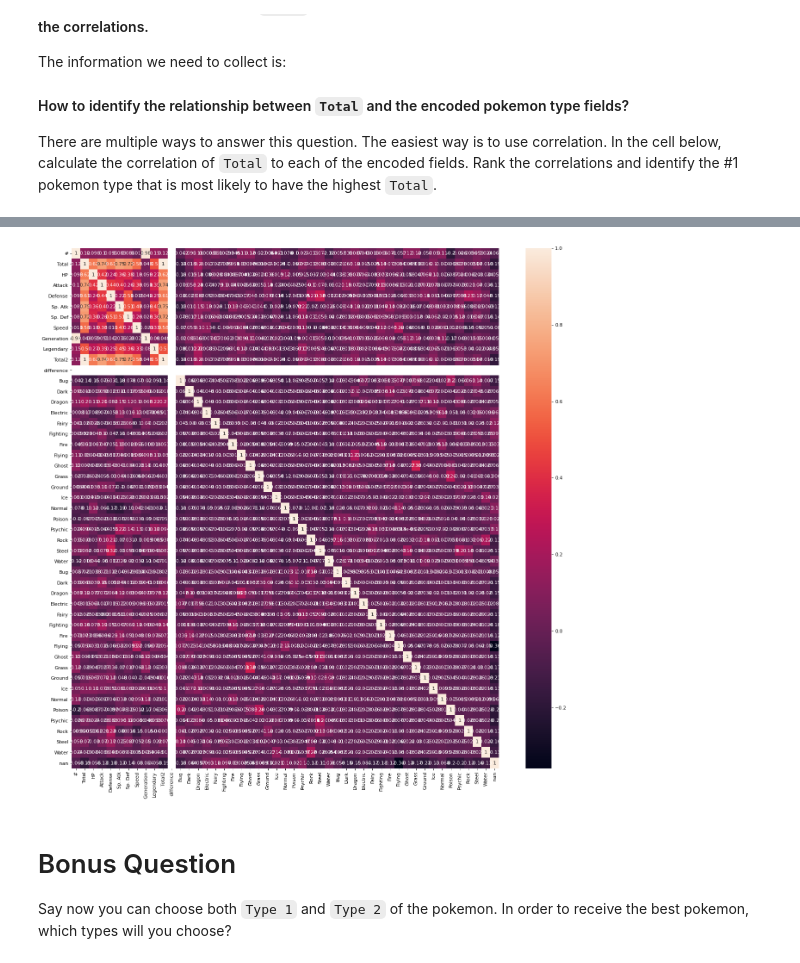
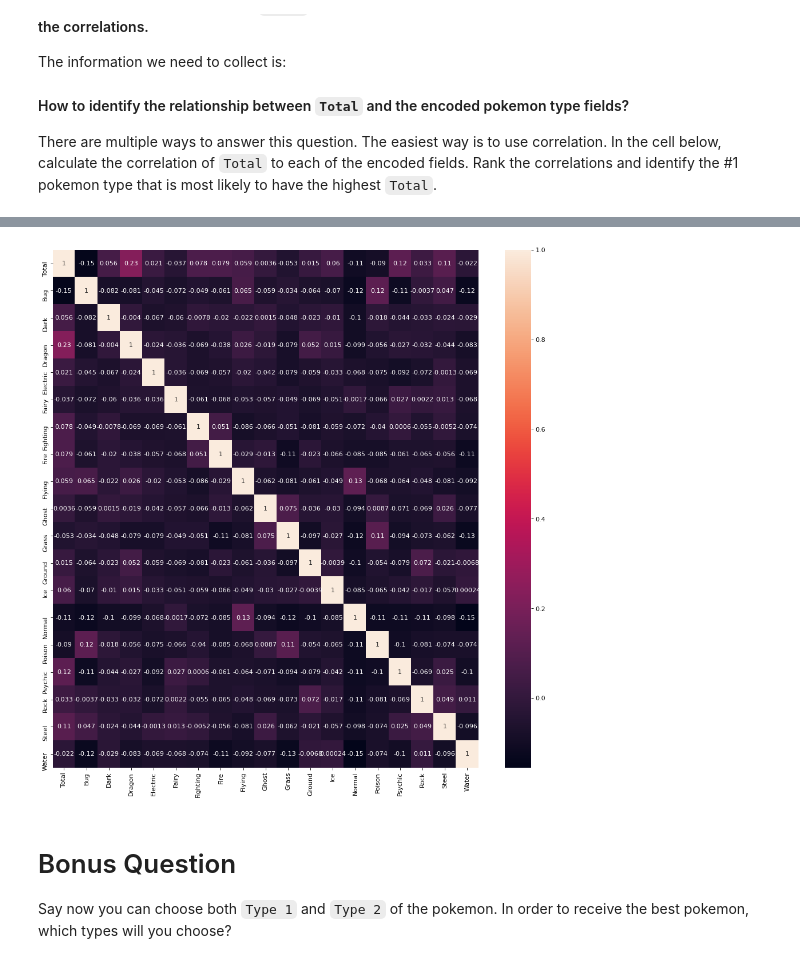
Before and after one commit to renevans/lab-dataframe-calculations, a Jupyter notebook: your-code/challenge-2.ipynb, the cells around one changed output, grey strips where cells are left out. Drawn from its saved outputs; the diff is of its cells as text; code cells hidden in the pictures.

```diff
--- a/your-code/challenge-2.ipynb
+++ b/your-code/challenge-2.ipynb
@@ -235,0 +210,3 @@ list(categoricals_df.columns)
+# %%
+new = categoricals_df.groupby(by=categoricals_df.columns, axis=1).sum()
+new
@@ -252,6 +241,6 @@ There are multiple ways to answer this question. The easiest way is to use corre
 # %%
 # 5. Processing Data: Concat DataFrames
-pokemon_all = pd.concat([pokemon,categoricals_df], axis = 1)
+pokemon_all = pd.concat([pokemon,new], axis = 1)
 pokemon_all.head()
 # %% [output]
 |  | # | Name | Type 1 | Type 2 | Total | HP | Attack | Defense | Sp. Atk | Sp. Def | ... | ... |
@@ -268,0 +284,20 @@ from matplotlib.pyplot import figure
+# %%
+pokemon_for_heatmap = pokemon_all[['Total','Bug','Dark',
+ 'Dragon',
+ 'Electric',
+ 'Fairy',
+ 'Fighting',
+ 'Fire',
+ 'Flying',
+ 'Ghost',
+ 'Grass',
+ 'Ground',
+ 'Ice',
+ 'Normal',
+ 'Poison',
+ 'Psychic',
+ 'Rock',
+ 'Steel',
+ 'Water']]
+
+pokemon_for_heatmap.head()
@@ -269,9 +311,9 @@ from matplotlib.pyplot import figure
 # %%
-figure(figsize=(20, 20), dpi=80)
+figure(figsize=(15, 15), dpi=80)
 
 # corr_check1 = numerical[['ova','attacking','skill','movement','power','mentality','defending','goalkeeping','ir','age']]
-correlations_matrix = pokemon_all.corr()
+correlations_matrix = pokemon_for_heatmap.corr()
 sns.heatmap(correlations_matrix, annot=True)
 plt.show()
 # %% [output]
-[figure, old version]
+[figure, new version]
```
Also changed, not shown: parts of 8 cells of this notebook, 1 other file.
